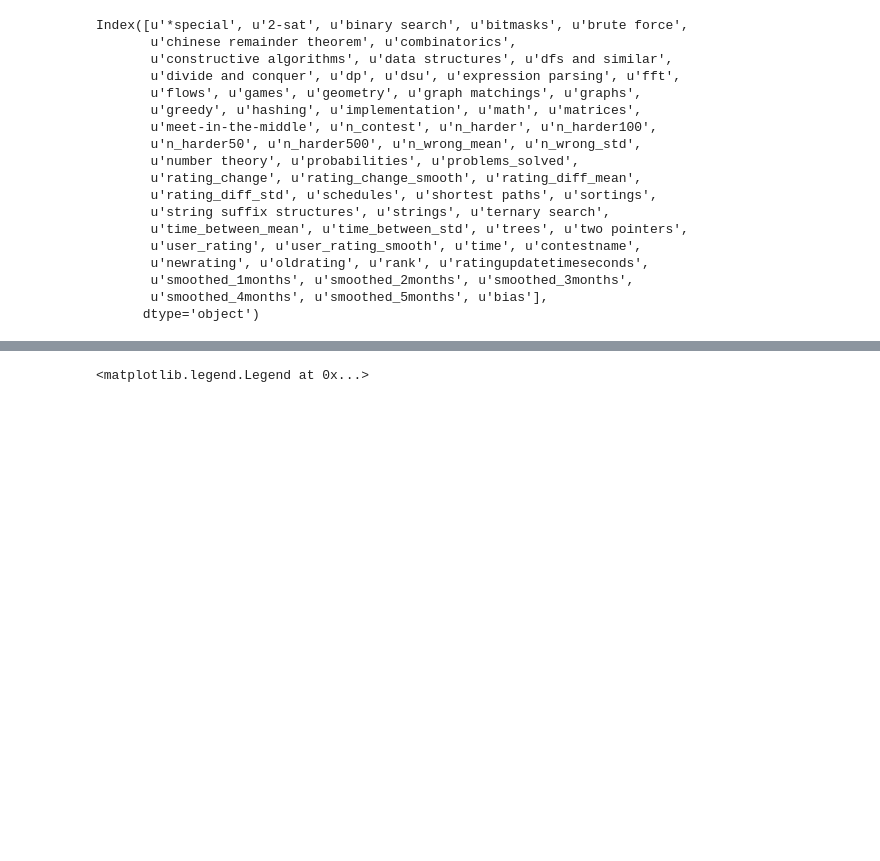
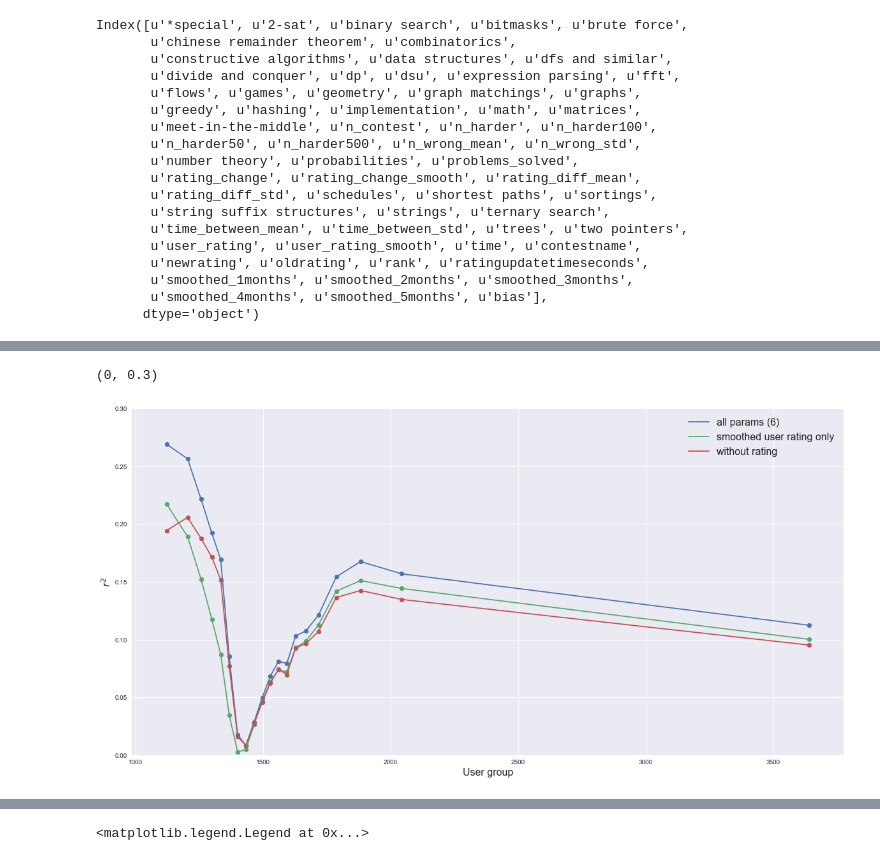
Before and after one commit to yjiao/codeforces_predict, a Jupyter notebook: linear_regression-timeaware.ipynb, the cells around one changed output, grey strips where cells are left out. Drawn from its saved outputs; the diff is of its cells as text; code cells hidden in the pictures; blank space fills up the shorter version.

```diff
--- a/linear_regression-timeaware.ipynb
+++ b/linear_regression-timeaware.ipynb
@@ -25,4 +25,5 @@ drop the smooth rating columns and add the time aware ones
 train = pd.read_csv('training_linear_regression_smooth.csv', engine='c')
 train.dropna(inplace=True, axis=0)
 
-smoothed_ratings = pd.read_csv('user_ratings_smoothed.csv', engine='c')
+#df_smooth = pd.read_csv('user_ratings_smoothed.csv', engine='c')
+df_smooth = pd.read_csv('user_ratings_smoothed_atleast5contests.csv', engine='c')
@@ -142,22 +186,21 @@ all params  : 0.0305874712283
+# %%
+q, qbins = pd.qcut(dfm.user_rating_smooth, 20, retbins=True)
+dfm['q'] = q
 # %%
-lows = [0   , 1100, 1200, 1250, 1300, 1350, 1400, 1450, 1500, 1550, 1600, 1700, 1800, 1900, 2000, 2100]
-highs= [1100, 1200, 1250, 1300, 1350, 1400, 1450, 1500, 1550, 1600, 1700, 1800, 1900, 2000, 2100, 2500]
-
 contr_all = []
 contr_rating = []
 contr_norating = []
 
 colname = 'smoothed_%dmonths' % month
 
-for low, high in zip(lows, highs):
-    X = dfm.drop(['contesttime', 'contestid'], axis=1)
+drop_users = set(['Hedgehogy', 'errorerror', 'Mhammad1', 'NelsonMondialu'])
+for k, X in dfm.groupby('q'):
+    print k, X.shape
+    X.is_copy = False
+    X.drop(['contesttime', 'contestid'], axis=1, inplace=True)
 
     # drop users who are tanking on purpose
-    drop_users = set(['Hedgehogy', 'errorerror', 'Mhammad1', 'NelsonMondialu'])
-    X.is_copy = False
     X.drop(X.index[X.handle.apply(lambda x: x in drop_users)], inplace=True)
-
-    X = X.loc[np.logical_and(X[colname] >= low, X[colname] <= high)]
 
     # select features to use
     Y = X['delta_smoothed_%dmonths' % month]
@@ -172,6 +215,6 @@ for low, high in zip(lows, highs):
     contr_rating.append(results_rating_only.rsquared)
     contr_norating.append(results_norating.rsquared)
 
-    print "(%4d, %4d), %6d entries, ---------------> %f, %f" %(low, high, X.shape[0], results.rsquared, results_rating_only.rsquared)
+    print k, "%6d entries, ---------------> %f, %f" %(X.shape[0], results.rsquared, results_rating_only.rsquared)
     #print results.summary()
 # %% [output]
@@ -193,0 +246,17 @@ for low, high in zip(lows, highs):
+# %%
+plt.rcParams['figure.figsize'] = (20.0, 10.0)
+
+plt.plot   (qbins[1:], contr_all)
+plt.scatter(qbins[1:], contr_all)
+plt.plot   (qbins[1:], contr_rating)
+plt.scatter(qbins[1:], contr_rating)
+plt.plot   (qbins[1:], contr_norating)
+plt.scatter(qbins[1:], contr_norating)
+
+plt.ylabel('$r^2$', fontsize=16)
+plt.xlabel('User group', fontsize=16)
+plt.legend(['all params (6)', 'smoothed user rating only', 'without rating'], fontsize=16)
+plt.ylim(0, .3)
+# %% [output]
+(0, 0.3)
+[figure, added]
```
Also changed, not shown: parts of 23 cells of this notebook, 32 other files.
